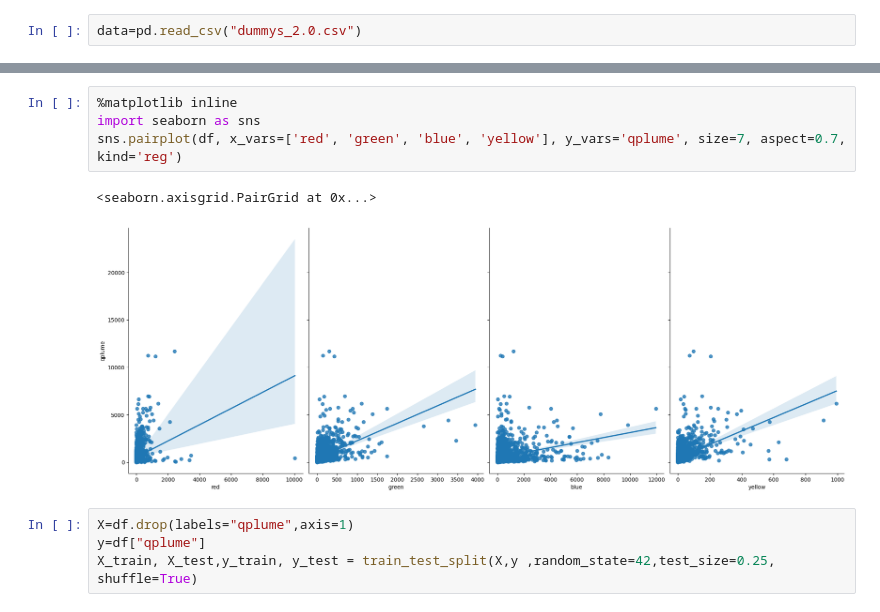
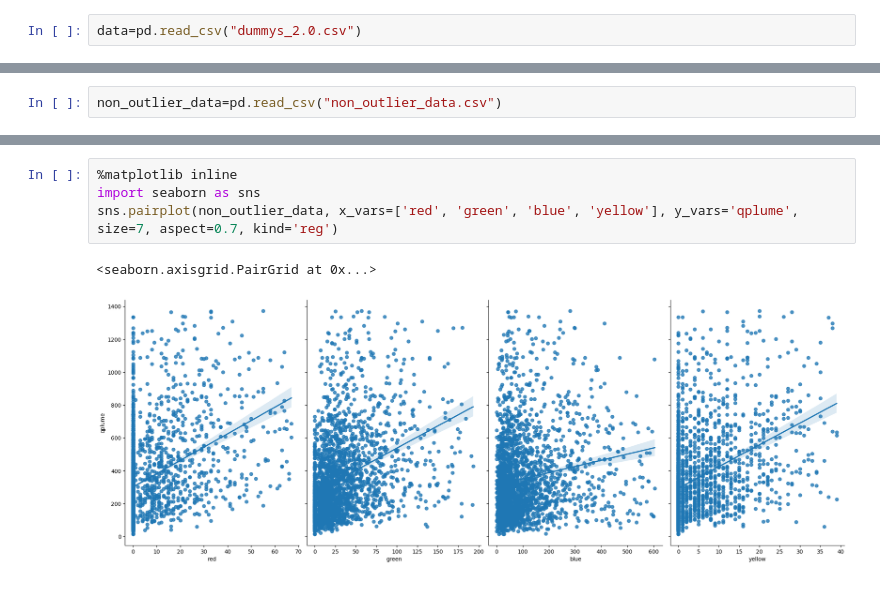
Before and after one commit to That1Panda/Carbon-Detector, a Jupyter notebook: Carbon.ipynb, the cells around one changed output, grey strips where cells are left out. Saved outputs shown, nothing was run; the diff lists cells and outputs as text.

```diff
--- a/Carbon.ipynb
+++ b/Carbon.ipynb
@@ -202,0 +223,2 @@ df.head()
+# %%
+non_outlier_data=pd.read_csv("non_outlier_data.csv")
@@ -203,11 +237,7 @@ df.head()
 # %%
 %matplotlib inline
 import seaborn as sns
-sns.pairplot(df, x_vars=['red', 'green', 'blue', 'yellow'], y_vars='qplume', size=7, aspect=0.7, kind='reg')
+sns.pairplot(non_outlier_data, x_vars=['red', 'green', 'blue', 'yellow'], y_vars='qplume', size=7, aspect=0.7, kind='reg')
 # %% [output]
 <seaborn.axisgrid.PairGrid at 0x...>
-[figure, old version]
+[figure, new version]
-# %%
-X=df.drop(labels="qplume",axis=1)
-y=df["qplume"]
-X_train, X_test,y_train, y_test = train_test_split(X,y ,random_state=42,test_size=0.25, shuffle=True)
```
Also changed, not shown: parts of 32 cells of this notebook, 3 other files.
